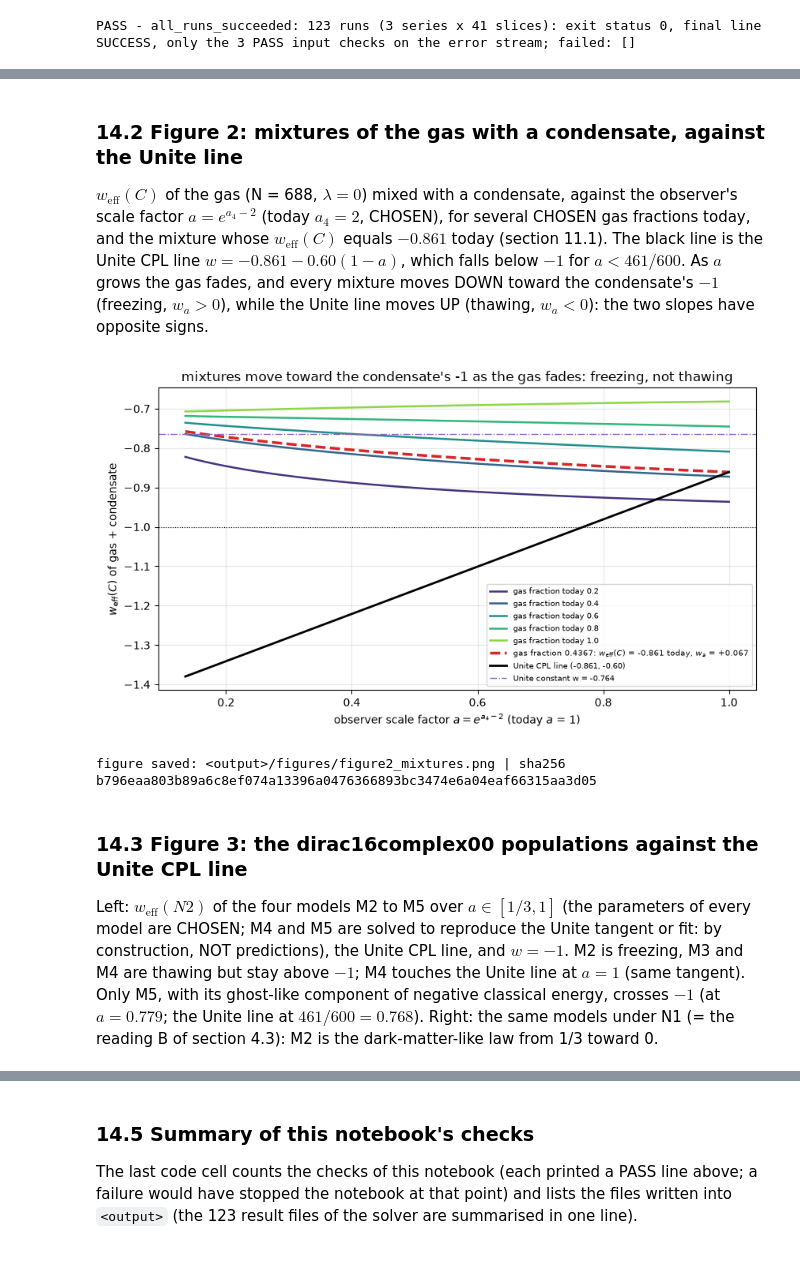
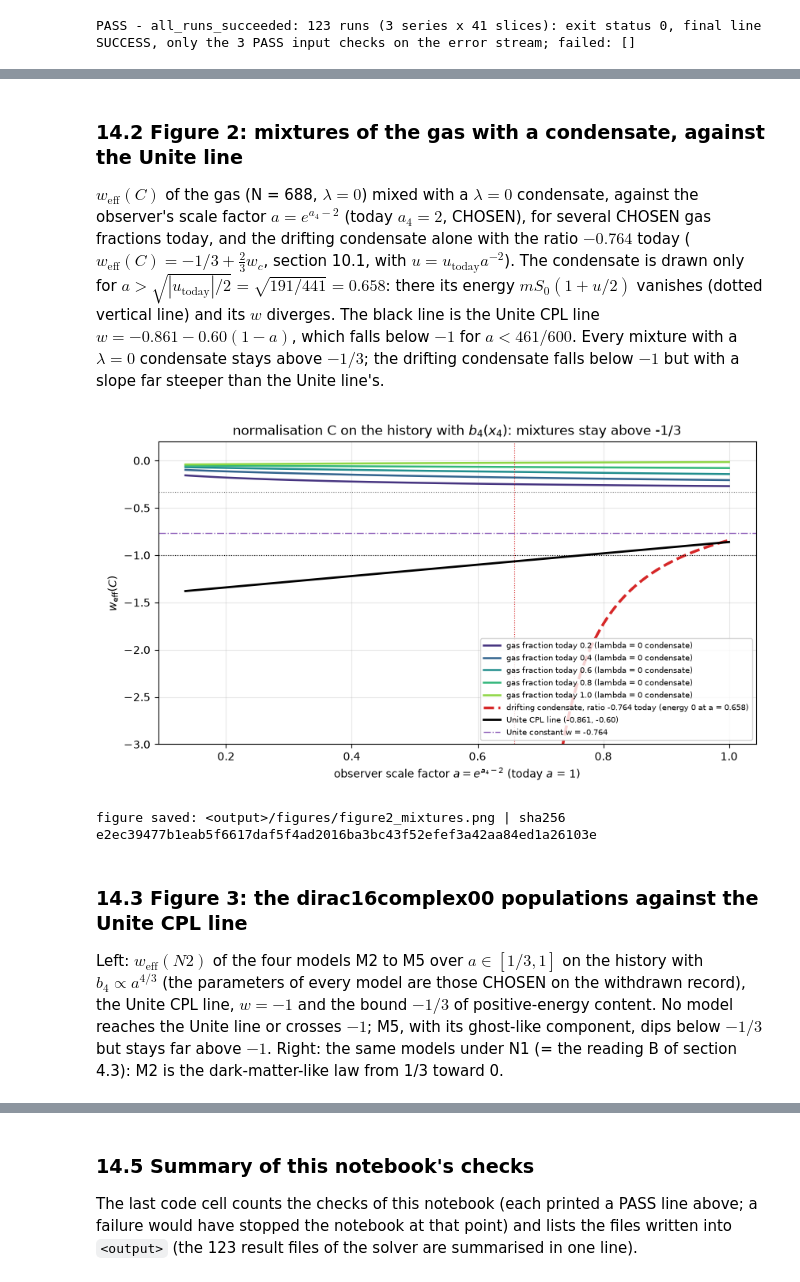
Before and after one commit to once-ere/Dirac_claude, a Jupyter notebook: Revision/notebooks/dark_sector_hypotheses.ipynb, the cells around one changed output, grey strips where cells are left out. Cells and saved outputs as stored; diff of their text form; code cells hidden in the pictures.

```diff
--- a/Revision/notebooks/dark_sector_hypotheses.ipynb
+++ b/Revision/notebooks/dark_sector_hypotheses.ipynb
@@ -628,7 +701,8 @@ for n, tag, lam, a4 in TASKS:
     d = RESULTS[rid]
     emt = d["emtIntegrals_2Vol7_int_e6Hy"]
     sig, nocc = occupied_signature(d["levels_n2_j_parity_label_eps_deg_f"])
-    row = {"id": rid, "N": n, "lambda_tag": tag, "lambda": lam, "a4": a4, "E_KS": d["E_KS"],
+    row = {"id": rid, "N": n, "lambda_tag": tag, "lambda": lam, "a4": a4,
+           "b4_over_b4_0": math.exp(BETA * a4), "lambda_eff": lambda_eff(lam, a4), "E_KS": d["E_KS"],
            "int_rho": emt["rho"], "int_p3": emt["p3"], "int_p_t": emt["p_t"], "int_p0": emt["p0"],
            "int_n": emt["n"], "iterations": d["iterations"], "residual": d["residual"],
            "fermi_level": d["mu_or_fermi_level"], "ycons_integrated_rel": d["yConservationIntegratedRel"],
@@ -642,7 +716,8 @@ for n, tag, lam, a4 in TASKS:
 write_lf(OUT / "ks-history-dense-subset.csv", "\n".join(new_lines) + "\n")
 check("dense_rows_bit_identical", identical == 123,
       f"{identical} of 123 rows rebuilt from the new solver results equal the rows of "
-      "Revision/dark_sector/dirac16complex/outputs/ks-history-dense.csv character for character")
+      "Revision/dark_sector/dirac16complex/outputs/ks-history-dense.csv character for character "
+      "(including b4/b4(0) = e^((4/3) a4) and lambda_eff = lambda_hat e^(-2 a4))")
 for n, tag, lam in SERIES:
     sigs = {ROWS[rid_of(n, tag, a4)]["occupied_signature"] for a4 in SLICES}
     nocc = {ROWS[rid_of(n, tag, a4)]["occupied_labels"] for a4 in SLICES}
@@ -674,8 +751,10 @@ and $P_3 = P_t$.
 # %%
-rows = ["| series | $a_4$ | $E$ | $P_3$ | $P_t$ | $P_0$ |", "|---|---|---|---|---|---|"]
+rows = ["| series | $a_4$ | $b_4/b_4(0)$ | $\\lambda_\\mathrm{eff}$ | $E$ | $P_3$ | $P_t$ | $P_0$ |",
+        "|---|---|---|---|---|---|---|---|"]
 for n, tag, lam in SERIES:
     for a4 in (0.0, 0.5, 1.0, 1.5, 2.0):
         r = ROWS[rid_of(n, tag, a4)]
-        rows.append(f"| N{n}_{tag} | {a4:.2f} | {r['int_rho']:.9e} | {r['int_p3']:.9e} | {r['int_p_t']:.9e} | {r['int_p0']:.9e} |")
+        rows.append(f"| N{n}_{tag} | {a4:.2f} | {r['b4_over_b4_0']:.6f} | {r['lambda_eff']:.6e} | {r['int_rho']:.9e} | "
+                    f"{r['int_p3']:.9e} | {r['int_p_t']:.9e} | {r['int_p0']:.9e} |")
 display(Markdown("\n".join(rows)))
 # %% [output]
@@ -918,7 +1026,7 @@ for sid, e in EOS.items():
         w0r, war, wcr = cpl_fit(lambda aa, t=t: interp(a4, w3, t + np.log(aa)), a1)
         fits.append({"a4_today": t, "a_range": [r12(a1), 1.0],
                      "w_eff_A_B": {"w0": r12(w0A), "wa": r12(waA), "w_const": r12(wcA)},
-                     "w_eff_C": {"w0": r12(w0A - 1), "wa": r12(waA), "w_const": r12(wcA - 1)},
+                     "w_eff_C": {"w0": r12(w0A - 1 + 0.5 * BETA), "wa": r12(waA), "w_const": r12(wcA - 1 + 0.5 * BETA)},
                      "ratio_w3": {"w0": r12(w0r), "wa": r12(war), "w_const": r12(wcr)}})
     E, dE = e["E"], e["dE"]
     mine = {"series": sid, "N": int(sid[1:].split("_")[0]), "lambda": e["lambda"],
@@ -1405,18 +1532,22 @@ dirac16complex00 `python-derive-eos.json` (implementation A) and `python-indepen
 def counts(path):
     rep = load_json(path)
     listed = sum(c["verdict"] == "PASS" for c in rep["checks"])
-    s = rep["summary"]
+    s = rep.get("summary")
     if isinstance(s, str):                               # dirac16complex00: "49/49 checks pass"
         passed, total = (int(v) for v in s.split()[0].split("/"))
         failed = total - passed
+    elif s is None:                                      # the Wolfram report: checkCount, failedCount
+        total, failed = rep["checkCount"], rep["failedCount"]
+        passed = total - failed
     else:
         total, passed, failed = s["total"], s["pass"], s["fail"]
     return total, passed, failed, listed, len(rep["checks"])
 
 
-EXPECTED = {DS / "reports" / "derivation-checks.json": 30, DS / "reports" / "ks-history-run.json": 5,
-            DS / "reports" / "eos-checks.json": 13, DS / "reports" / "independent-checks.json": 9,
-            D00 / "reports" / "python-derive-eos.json": 49, D00 / "reports" / "python-independent-numerics.json": 28}
+EXPECTED = {DS / "reports" / "derivation-checks.json": 39, DS / "reports" / "ks-history-run.json": 7,
+            DS / "reports" / "eos-checks.json": 15, DS / "reports" / "independent-checks.json": 10,
+            D00 / "reports" / "python-derive-eos.json": 49, D00 / "reports" / "python-independent-numerics.json": 32,
+            REPO / "Revision" / "dark_sector" / "reports" / "wolfram-dark-sector-b4.json": 8}
 print("record file                                                                 checks  passed  failed")
 for path, n in EXPECTED.items():
     total, passed, failed, listed, length = counts(path)
@@ -1495,43 +1629,51 @@ figure saved: <output>/figures/figure1_w_eff_histories.png | sha256 3dd746f892c0
 # %% [markdown]
 ### 14.2 Figure 2: mixtures of the gas with a condensate, against the Unite line
 
-$w_\mathrm{eff}(C)$ of the gas (N = 688, $\lambda = 0$) mixed with a condensate, against the observer's scale
-factor $a = e^{a_4 - 2}$ (today $a_4 = 2$, CHOSEN), for several CHOSEN gas fractions today, and the mixture
-whose $w_\mathrm{eff}(C)$ equals $-0.861$ today (section 11.1). The black line is the Unite CPL line
-$w = -0.861 - 0.60(1 - a)$, which falls below $-1$ for $a < 461/600$. As $a$ grows the gas fades, and
-every mixture moves DOWN toward the condensate's $-1$ (freezing, $w_a > 0$), while the Unite line moves
-UP (thawing, $w_a < 0$): the two slopes have opposite signs.
+$w_\mathrm{eff}(C)$ of the gas (N = 688, $\lambda = 0$) mixed with a $\lambda = 0$ condensate, against the observer's
+scale factor $a = e^{a_4 - 2}$ (today $a_4 = 2$, CHOSEN), for several CHOSEN gas fractions today, and the drifting
+condensate alone with the ratio $-0.764$ today ($w_\mathrm{eff}(C) = -1/3 + \frac23 w_c$, section 10.1, with
+$u = u_\mathrm{today}a^{-2}$). The condensate is drawn only for $a > \sqrt{|u_\mathrm{today}|/2} = \sqrt{191/441} = 0.658$:
+there its energy $mS_0(1 + u/2)$ vanishes (dotted vertical line) and its $w$ diverges. The black line is the
+Unite CPL line $w = -0.861 - 0.60(1 - a)$, which falls below $-1$ for $a < 461/600$. Every mixture with a
+$\lambda = 0$ condensate stays above $-1/3$; the drifting condensate falls below $-1$ but with a slope far
+steeper than the Unite line's.
 # %%
 a_obs = np.exp(a4g - 2.0)
 fig, ax = plt.subplots(figsize=(8.5, 4.8))
 for k, f0 in enumerate((0.2, 0.4, 0.6, 0.8, 1.0)):
     Ec = Eg[it] * (1 - f0) / f0
-    ax.plot(a_obs, Xg / (Eg + Ec) - 1, color=plt.cm.viridis(0.15 + 0.17 * k), lw=1.8, label=f"gas fraction today {f0:.1f}")
-ax.plot(a_obs, Xg / (Eg + Ec861) - 1, color="C3", lw=2.5, ls="--",
-        label=f"gas fraction {f861:.4f}: $w_\\mathrm{{eff}}(C)$ = -0.861 today, $w_a$ = {wa861:+.3f}")
+    ax.plot(a_obs, Xg / (Eg + Ec) - 1 + 0.5 * BETA, color=plt.cm.viridis(0.15 + 0.17 * k), lw=1.8,
+            label=f"gas fraction today {f0:.1f} (lambda = 0 condensate)")
+a_pole = math.exp(-0.5 * math.log(2.0 / abs(float(u))))          # E_c = m S0 (1 + u/2) = 0: u = -2
+a_fine = np.linspace(a_pole + 1e-3, 1.0, 400)
+u_fine = float(u) * a_fine ** -2.0                                  # u ~ e^(-2 a4) = u_today a^(-2)
+ax.plot(a_fine, -1 / 3 + (2 / 3) * u_fine / (2 + u_fine), color="C3", lw=2.5, ls="--",
+        label=f"drifting condensate, ratio -0.764 today (energy 0 at a = {a_pole:.3f})")
+ax.axvline(a_pole, color="C3", lw=0.8, ls=":")
 aa = np.linspace(a_obs[0], 1.0, 200)
 ax.plot(aa, UNITE["w0"] + UNITE["wa"] * (1 - aa), color="k", lw=2, label="Unite CPL line (-0.861, -0.60)")
 ax.axhline(-1, color="k", lw=0.8, ls=":")
+ax.axhline(-1 / 3, color="C7", lw=0.8, ls=":")
 ax.axhline(UNITE["w_const"], color="C4", lw=1, ls="-.", label="Unite constant w = -0.764")
 ax.set_xlabel(r"observer scale factor $a = e^{a_4 - 2}$ (today $a$ = 1)")
-ax.set_ylabel(r"$w_\mathrm{eff}(C)$ of gas + condensate")
-ax.set_title("mixtures move toward the condensate's -1 as the gas fades: freezing, not thawing")
+ax.set_ylabel(r"$w_\mathrm{eff}(C)$")
+ax.set_ylim(-3.0, 0.2)
+ax.set_title("normalisation C on the history with $b_4(x_4)$: mixtures stay above -1/3")
 ax.legend(fontsize=7.5, loc="lower right")
 ax.grid(True, alpha=0.3)
 fig.tight_layout()
 save_and_show(fig, "figure2_mixtures.png")
 # %% [output]
-[figure, old version]
+[figure, new version]
-figure saved: <output>/figures/figure2_mixtures.png | sha256 b796eaa803b89a6c8ef074a13396a0476366893bc3474e6a04eaf66315aa3d05
+figure saved: <output>/figures/figure2_mixtures.png | sha256 e2ec39477b1eab5f6617daf5f4ad2016ba3bc43f52efef3a42aa84ed1a26103e
 # %% [markdown]
 ### 14.3 Figure 3: the dirac16complex00 populations against the Unite CPL line
 
-Left: $w_\mathrm{eff}(N2)$ of the four models M2 to M5 over $a \in [1/3, 1]$ (the parameters of every model are
-CHOSEN; M4 and M5 are solved to reproduce the Unite tangent or fit: by construction, NOT predictions),
-the Unite CPL line, and $w = -1$. M2 is freezing, M3 and M4 are thawing but stay above $-1$; M4 touches
-the Unite line at $a = 1$ (same tangent). Only M5, with its ghost-like component of negative classical
-energy, crosses $-1$ (at $a = 0.779$; the Unite line at $461/600 = 0.768$). Right: the same models
-under N1 (= the reading B of section 4.3): M2 is the dark-matter-like law from 1/3 toward 0.
+Left: $w_\mathrm{eff}(N2)$ of the four models M2 to M5 over $a \in [1/3, 1]$ on the history with $b_4 \propto a^{4/3}$
+(the parameters of every model are those CHOSEN on the withdrawn record), the Unite CPL line, $w = -1$ and the bound
+$-1/3$ of positive-energy content. No model reaches the Unite line or crosses $-1$; M5, with its ghost-like
+component, dips below $-1/3$ but stays far above $-1$. Right: the same models under N1 (= the reading B of
+section 4.3): M2 is the dark-matter-like law from 1/3 toward 0.
 # %%
 a3 = np.linspace(1 / 3, 1.0, 400)
 fig, (ax1, ax2) = plt.subplots(1, 2, figsize=(11.5, 4.6))
```
Also changed, not shown: parts of 38 cells of this notebook, 2 other files.
